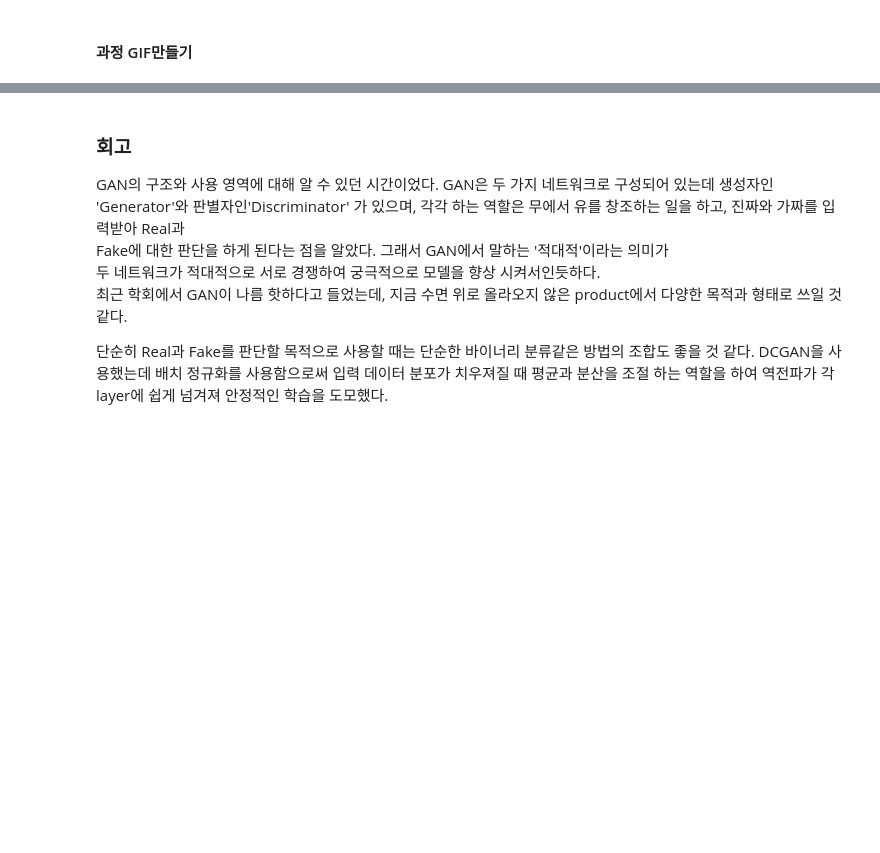
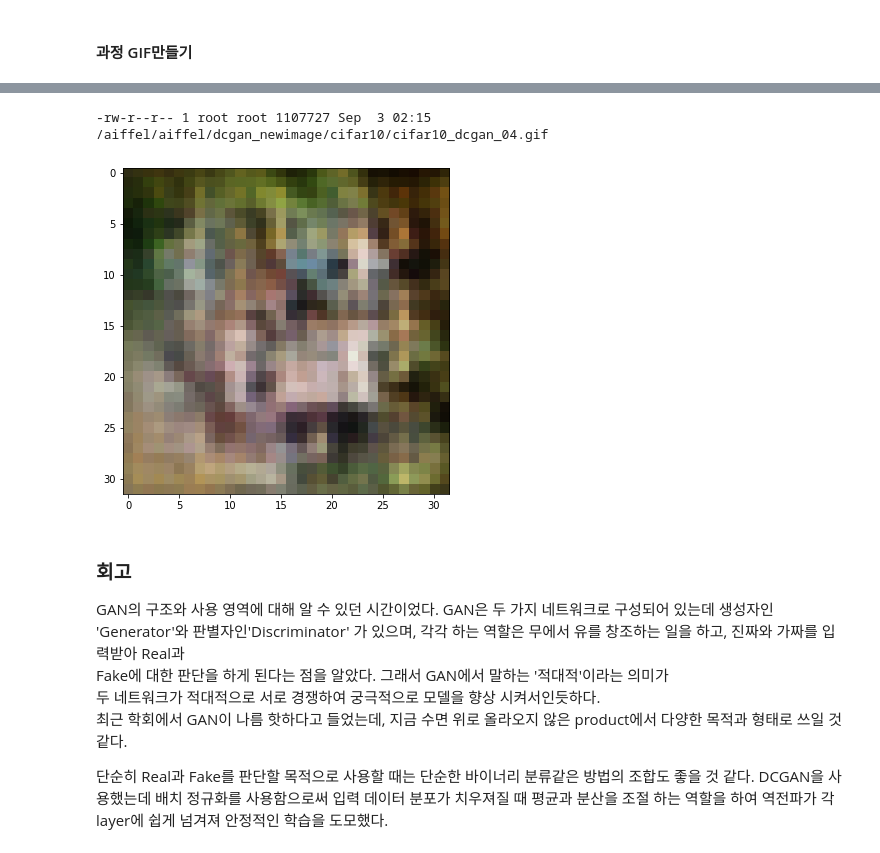
Before and after one commit to cosmic4dev/modulab, a Jupyter notebook: [E-13]CIFAR_Image.ipynb, the cells around one changed output, grey strips where cells are left out. Drawn from its saved outputs; the diff is of its cells as text; code cells hidden in the pictures; blank space fills up the shorter version.

```diff
--- a/[E-13]CIFAR_Image.ipynb
+++ b/[E-13]CIFAR_Image.ipynb
@@ -463,3 +509,45 @@ plt.show()
+# %%
+
+anim_file = os.getenv('HOME')+'/aiffel/dcgan_newimage/cifar10/cifar10_dcgan_04.gif'
+
+with imageio.get_writer(anim_file, mode='I') as writer:
+    filenames = glob.glob('{}/aiffel/dcgan_newimage/cifar10/generated_samples/sample*.png'.format(os.getenv('HOME')))
+    filenames = sorted(filenames)
+    last = -1
+    for i, filename in enumerate(filenames):
+        frame = 2*(i**0.5)
+        if round(frame) > round(last):
+            last = frame
+        else:
+            continue
+        image = imageio.imread(filename)
+        writer.append_data(image)
+    image = imageio.imread(filename)
+    writer.append_data(image)
+
+!ls -l ~/aiffel/dcgan_newimage/cifar10/cifar10_dcgan_04.gif
+# %% [output]
+-rw-r--r-- 1 root root 1107727 Sep  3 02:15 /aiffel/aiffel/dcgan_newimage/cifar10/cifar10_dcgan_04.gif
+# %%
+checkpoint_dir = os.getenv('HOME')+'/aiffel/dcgan_newimage/cifar10/training_checkpoints'
+
+latest = tf.train.latest_checkpoint(checkpoint_dir)
+checkpoint.restore(latest)
+
+generator = checkpoint.generator
+discriminator = checkpoint.discriminator
+
+# 로드한 모델이 정상적으로 이미지를 생성하는지 확인해 봅니다.
+noise = tf.random.normal([1, 100])
+generated_image = generator(noise, training=False)
+
+np_generated = generated_image.numpy()
+np_generated = (np_generated * 127.5) + 127.5   # reverse of normalization
+np_generated = np_generated.astype(int)
+plt.imshow(np_generated[0])
+plt.show()  # 정상적으로 모델이 로드되었다면 랜덤 이미지가 아니라 CIFAR-10 이미지가 그려질 것입니다.
+# %% [output]
+[figure, added]
 # %% [markdown]
 ### 회고
 GAN의 구조와 사용 영역에 대해 알 수 있던 시간이었다.
```
Also changed, not shown: parts of 12 cells of this notebook.
